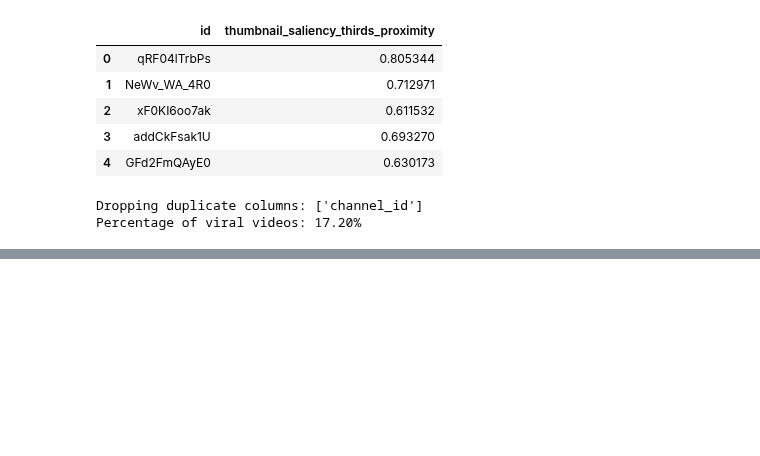
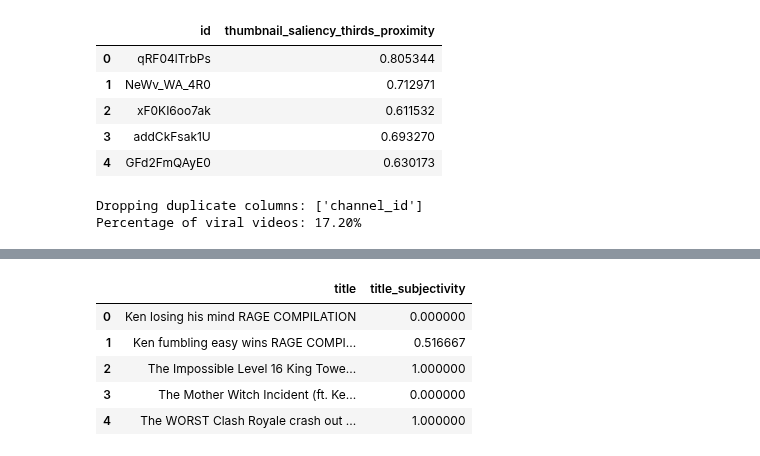
Before and after one commit to rithikkulkarni/Video-Virality, a Jupyter notebook: feature_v2.ipynb, the cells around one changed output, grey strips where cells are left out. Cells and saved outputs as stored; diff of their text form; code cells hidden in the pictures; blank space fills up the shorter version.

```diff
--- a/feature_v2.ipynb
+++ b/feature_v2.ipynb
@@ -717,0 +845,32 @@ Index(['tags', 'title', 'thumbnail_colorfulness', 'thumbnail_brightness',
+# %%
+##### Creates:
+# title_subjectivity
+
+# Install TextBlob
+!pip install -q textblob
+
+from textblob import TextBlob
+import numpy as np
+
+def blob_subjectivity(text: str) -> float:
+    if not isinstance(text, str) or not text.strip():
+        return np.nan  # or 0.0 if you want to treat empty titles as neutral
+    try:
+        return float(TextBlob(text).sentiment.subjectivity)
+    except Exception:
+        # If you ever hit a pattern-related issue, try:
+        # !pip install -q "textblob==0.17.1" "pattern==3.6"
+        return np.nan
+
+# Compute and attach the feature
+df["title_subjectivity"] = df["title"].astype(str).map(blob_subjectivity)
+
+# Feature preview
+df[["title", "title_subjectivity"]].head()
+# %% [output]
+|  | title | title_subjectivity |
+| 0 | Ken losing his mind RAGE COMPILATION | 0.000000 |
+| 1 | Ken fumbling easy wins RAGE COMPI... | 0.516667 |
+| 2 | The Impossible Level 16 King Towe... | 1.000000 |
+| 3 | The Mother Witch Incident (ft. Ke... | 0.000000 |
+| 4 | The WORST Clash Royale crash out ... | 1.000000 |
```
Also changed, not shown: parts of 13 cells of this notebook.
